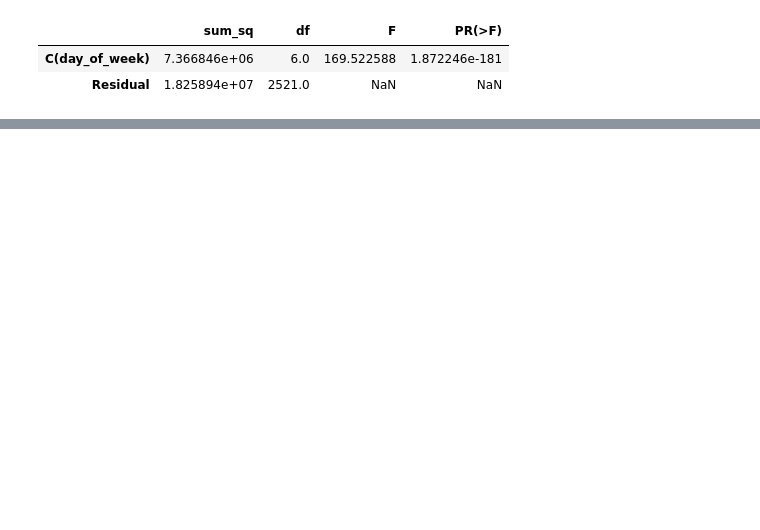
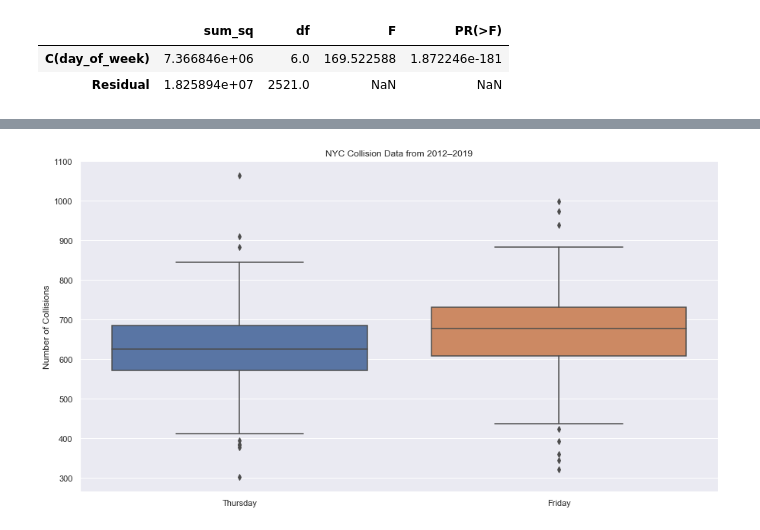
Before and after one commit to davidhaase/mod-3-final-project, a Jupyter notebook: nyc-collision.ipynb, the cells around one changed output, grey strips where cells are left out. Saved outputs shown, nothing was run; the diff lists cells and outputs as text; code cells hidden in the pictures; blank space fills up the shorter version.

```diff
--- a/nyc-collision.ipynb
+++ b/nyc-collision.ipynb
@@ -223,0 +230,11 @@ table
+# %%
+fridays_thursdays = weekdays[(weekdays['day_of_week'] == 'Friday') | (weekdays['day_of_week'] == 'Thursday')]
+# %%
+fig = plt.figure(figsize=(15,8))
+sns.boxplot(x="day_of_week", y="collisions", data=fridays_thursdays)
+plt.xlabel('')
+plt.ylabel('Number of Collisions')
+plt.title('NYC Collision Data from 2012–2019')
+plt.savefig('images/boxplot-collisions-by-friday-thursday.png')
+# %% [output]
+[figure, added]
```
Also changed, not shown: parts of 32 cells of this notebook, 1 other file.
